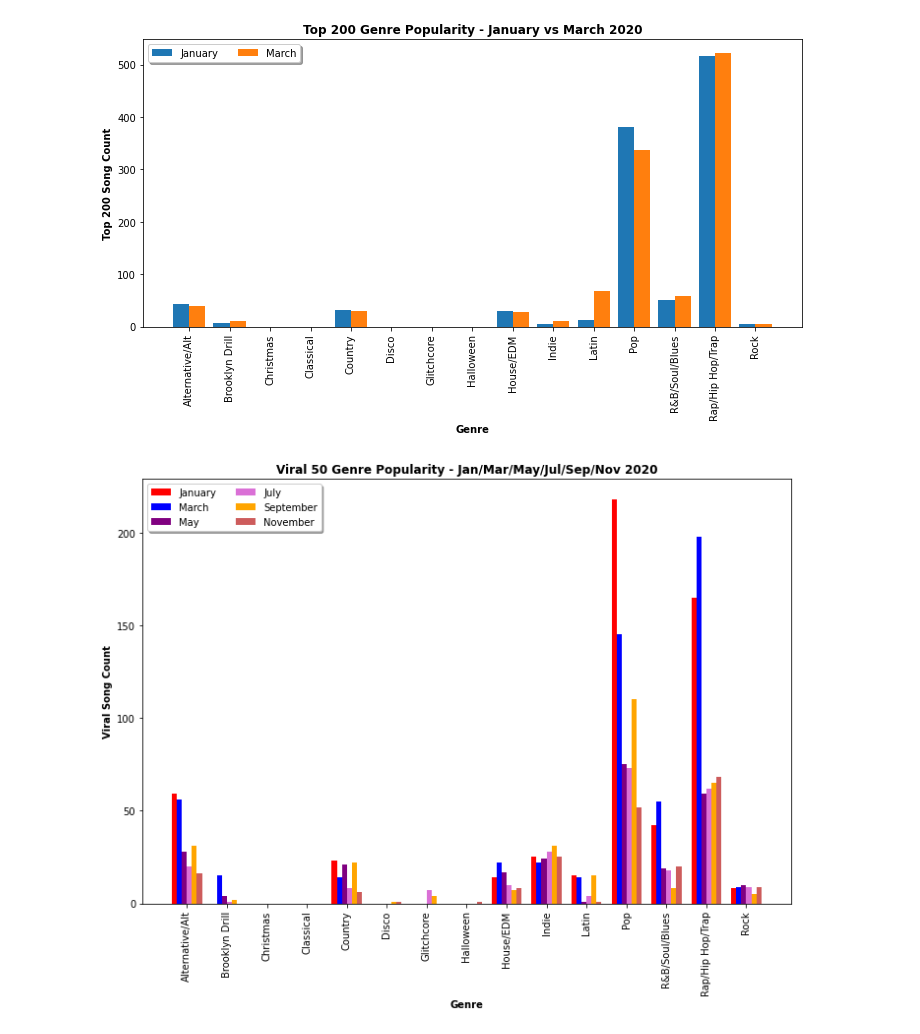
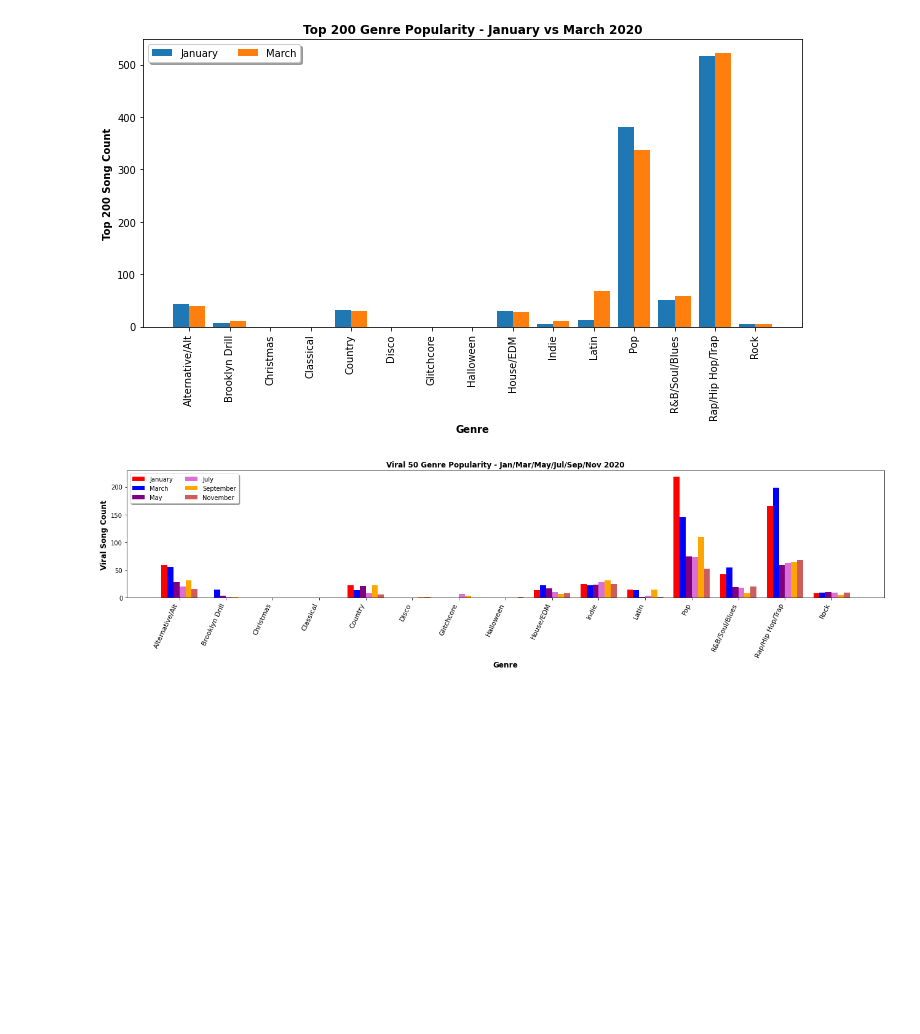
Before and after one commit to Teablee/project-one, a Jupyter notebook: royster.ipynb, the cells around one changed output. Saved outputs shown, nothing was run; the diff lists cells and outputs as text; code cells hidden in the pictures; blank space fills up the shorter version.

```diff
--- a/royster.ipynb
+++ b/royster.ipynb
@@ -691,42 +691,42 @@ nov_genre_df_alpha = nov_genre_df.sort_values('Genre')
 # %%
 # plot multiple bar chart
 # set up plot
-fix, ax = plt.subplots(figsize=(10,8))
+fix, ax = plt.subplots(figsize=(18,5))
 x = np.arange(len(jan_genre_df_alpha['Genre'].unique()))
 
 # set bar width
-width = 0.125
+width = 0.13
 
 # set bar values
 b1 = ax.bar(x, jan_genre_df_alpha['Count'], width=width, color='red', label='January')
 b2 = ax.bar(x + width, mar_genre_df_alpha['Count'], width=width, color='blue', label='March')
 b3 = ax.bar(x + width*2, may_genre_df_alpha['Count'], width=width, color='purple', label='May')
 b4 = ax.bar(x + width*3, jul_genre_df_alpha['Count'], width=width, color='orchid', label='July')
 b5 = ax.bar(x + width*4, sep_genre_df_alpha['Count'], width=width, color='orange', label='September')
 b6 = ax.bar(x + width*5, nov_genre_df_alpha['Count'], width=width, color='indianred', label='November')
 
 # set x-axis tick locations and labels
 ax.set_xticks(x + width*2.5)
-ax.set_xticklabels(jan_genre_df_alpha['Genre'], rotation=90)
+ax.set_xticklabels(jan_genre_df_alpha['Genre'], rotation=65, ha='right', fontsize=11)
 
 # plot legend
 ax.legend(loc='upper left', shadow=True, ncol=2)
 
 # plot titles and axis labels, save figure
 plt.title('Viral 50 Genre Popularity - Jan/Mar/May/Jul/Sep/Nov 2020', weight='bold')
-plt.xlabel('Genre', weight='bold')
-plt.ylabel('Viral Song Count', weight='bold')
+plt.xlabel('Genre', weight='bold', fontsize=12)
+plt.ylabel('Viral Song Count', weight='bold', fontsize=12)
 plt.savefig('/Users/amber/Desktop/GitHub/project-one/Images/viral_50_allmonths_genres.png',
             bbox_inches='tight',
             pad_inches=.25,
             facecolor='white',
             orientation='landscape')
 
 # show the chart
 plt.tight_layout()
 plt.show()
 # %% [output]
-[figure, old version]
+[figure, new version]
 # %%
 # Create multiple bar chart to compare top 200 genre popularity across all months
 
```
Also changed, not shown: parts of 1 cell of this notebook, 2 other files.
